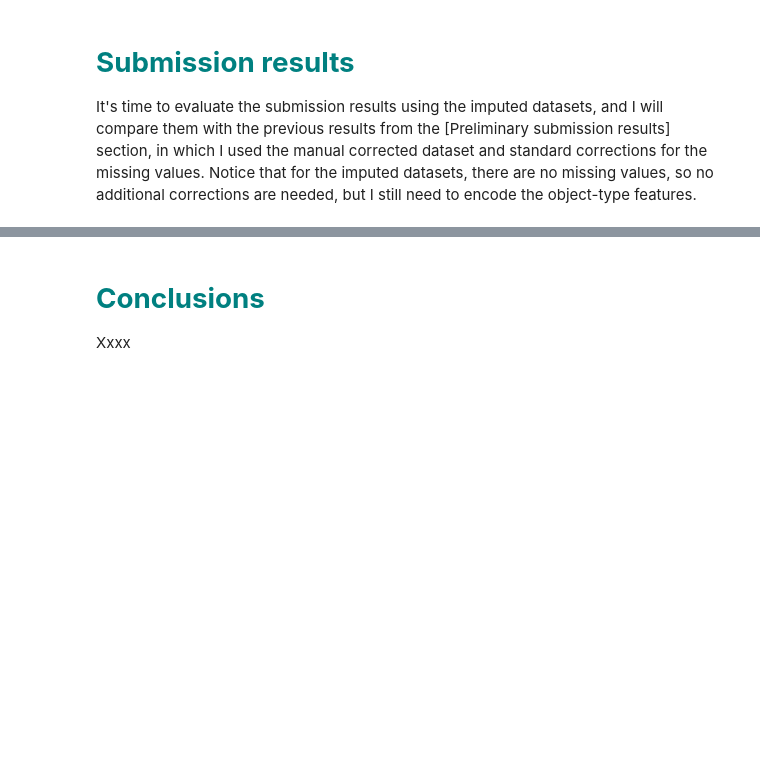
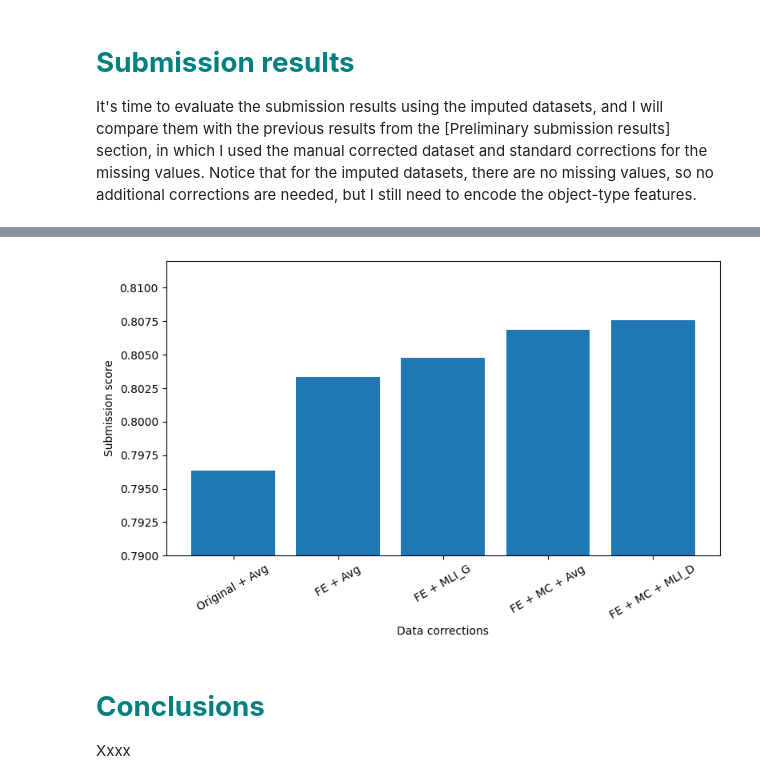
Before and after one commit to Fertmeneses/titanic-spaceship-kaggle, a Jupyter notebook: 03_spaceship-titanic-data-imputation.ipynb, the cells around one changed output, grey strips where cells are left out. Saved outputs shown, nothing was run; the diff lists cells and outputs as text; code cells hidden in the pictures; blank space fills up the shorter version.

```diff
--- a/03_spaceship-titanic-data-imputation.ipynb
+++ b/03_spaceship-titanic-data-imputation.ipynb
@@ -1881,3 +1925,20 @@ compare_submission_scores(results,benchmark=benchmark,figsize=(10,5),x_min_filte
+# %%
+# Best submission result for each data+ML model:
+all_results = results_general | results_MLI
+best_subm_scores = {x:max(results_general[x]['subm_score']) for x in results_general}
+fig = plt.figure(figsize=(8,5))
+plt.bar(range(len(best_subm_scores)),
+        list(best_subm_scores.values()),
+        tick_label=list(best_subm_scores.keys()))
+plt.xticks(rotation=30)
+# plt.legend(title='Leaderboard scores (2025-04-16)')
+plt.ylim([0.79,0.812])
+plt.xlabel('Data corrections')
+plt.ylabel('Submission score')
+fig.tight_layout()
+plt.savefig('assets/03_summary_Methods_results.svg',transparent=True,format="svg")
+# %% [output]
+[figure, added]
 # %% [markdown]
 <a id="Conclusions"></a>
 # <span style="color:teal;font-weight:bold;">Conclusions</span>
```
Also changed, not shown: parts of 8 cells of this notebook, 3 other files.
